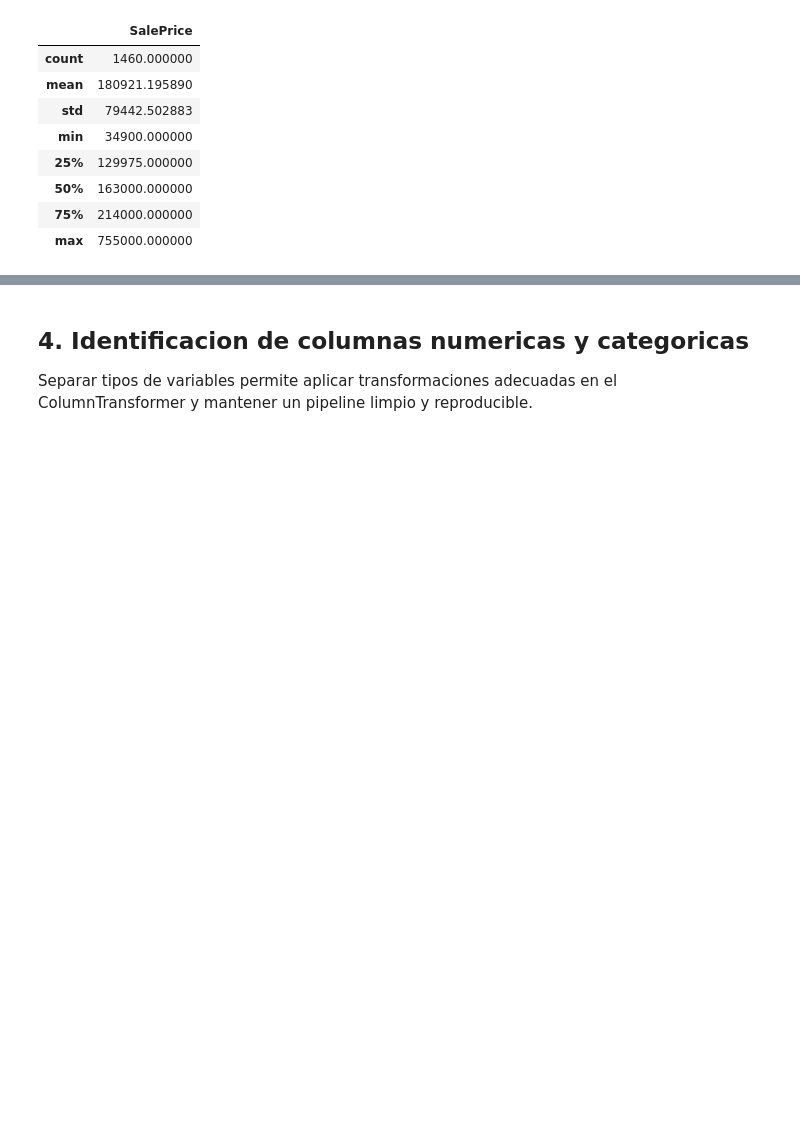
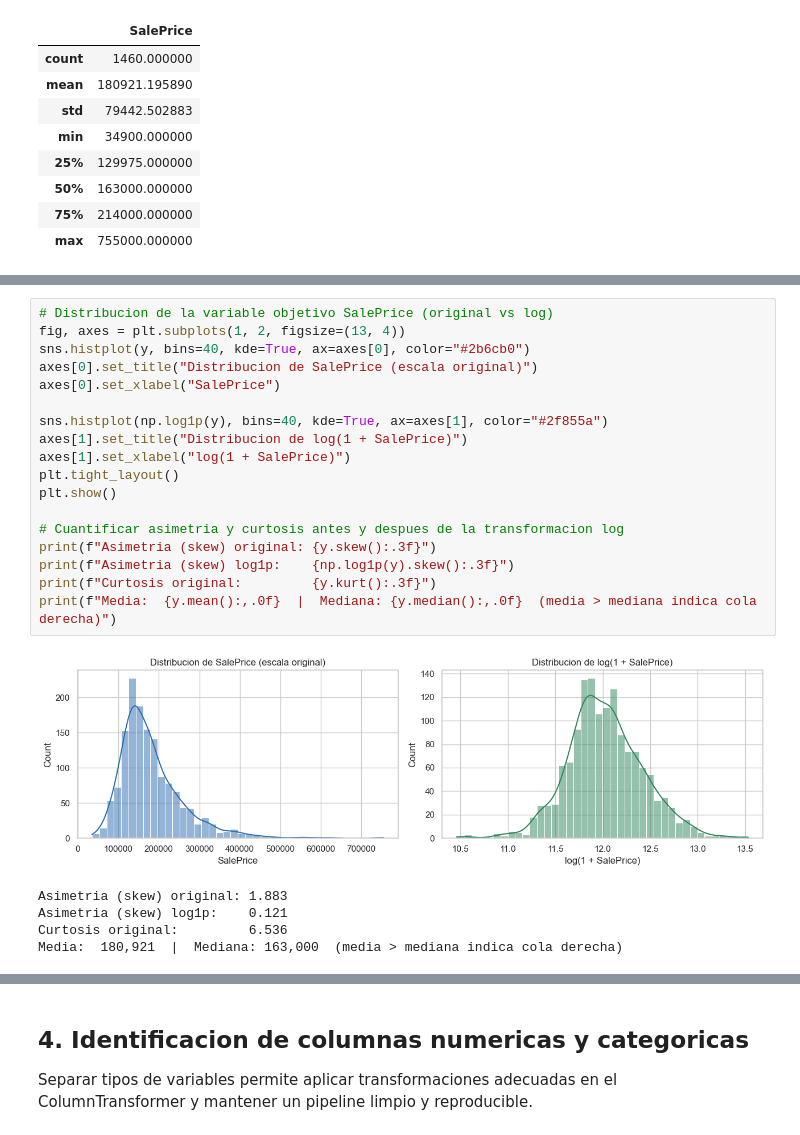
Before and after one commit to EstebanJavierGranadosSibaja/HousingPricesAI, a Jupyter notebook: notebooks/01_housing_prices_proyecto_final.ipynb, the cells around one changed output, grey strips where cells are left out. Cells and saved outputs as stored; diff of their text form; blank space fills up the shorter version.

```diff
--- a/notebooks/01_housing_prices_proyecto_final.ipynb
+++ b/notebooks/01_housing_prices_proyecto_final.ipynb
@@ -180,0 +232,24 @@ Forma de y: (1460,)
+# %%
+# Distribucion de la variable objetivo SalePrice (original vs log)
+fig, axes = plt.subplots(1, 2, figsize=(13, 4))
+sns.histplot(y, bins=40, kde=True, ax=axes[0], color="#2b6cb0")
+axes[0].set_title("Distribucion de SalePrice (escala original)")
+axes[0].set_xlabel("SalePrice")
+
+sns.histplot(np.log1p(y), bins=40, kde=True, ax=axes[1], color="#2f855a")
+axes[1].set_title("Distribucion de log(1 + SalePrice)")
+axes[1].set_xlabel("log(1 + SalePrice)")
+plt.tight_layout()
+plt.show()
+
+# Cuantificar asimetria y curtosis antes y despues de la transformacion log
+print(f"Asimetria (skew) original: {y.skew():.3f}")
+print(f"Asimetria (skew) log1p:    {np.log1p(y).skew():.3f}")
+print(f"Curtosis original:         {y.kurt():.3f}")
+print(f"Media:  {y.mean():,.0f}  |  Mediana: {y.median():,.0f}  (media > mediana indica cola derecha)")
+# %% [output]
+[figure, added]
+Asimetria (skew) original: 1.883
+Asimetria (skew) log1p:    0.121
+Curtosis original:         6.536
+Media:  180,921  |  Mediana: 163,000  (media > mediana indica cola derecha)
```
Also changed, not shown: parts of 18 cells of this notebook, 9 other files.
